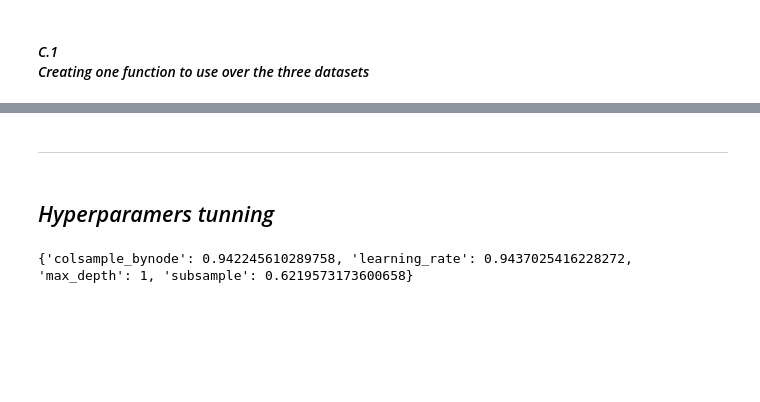
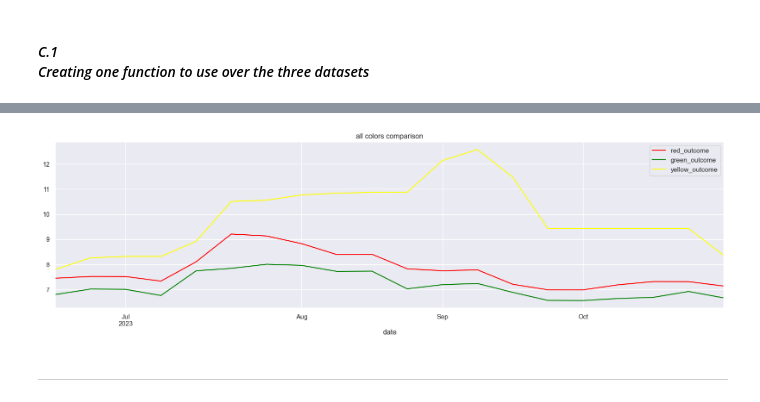
Before and after one commit to omars1234/TimeSeries_ML, a Jupyter notebook: Pepper_Price_Analysis/notebooks/Data_Modelling.ipynb, the cells around one changed output, grey strips where cells are left out. Saved outputs shown, nothing was run; the diff lists cells and outputs as text; code cells hidden in the pictures; blank space fills up the shorter version.

```diff
--- a/Pepper_Price_Analysis/notebooks/Data_Modelling.ipynb
+++ b/Pepper_Price_Analysis/notebooks/Data_Modelling.ipynb
@@ -236,0 +237,2 @@ ax.vlines(x=["2023-07-16","2023-08-13","2023-09-10","2023-10-01"],ymax=y_max,ymi
+# %%
+new_date_index=pd.date_range(start="2023-06-18",end="2023-10-29",freq="W")
@@ -237,4 +302,8 @@ ax.vlines(x=["2023-07-16","2023-08-13","2023-09-10","2023-10-01"],ymax=y_max,ymi
+# %%
+pd.concat([red_outcome,pd.concat([green_outcome,yellow_outcome],axis=1)],axis=1).plot(color=["red","green","yellow"],
+                                                                                      figsize=(20,5),title="all colors comparison")
+plt.legend(["red_outcome","green_outcome","yellow_outcome"]);
+# %% [output]
+[figure, added]
 # %% [markdown]
 ---
-# %% [markdown]
-## *Hyperparamers tunning*
@@ -252,30 +309,0 @@ space = {
-# %%
-def objective(space):
-   tscv = TimeSeriesSplit(n_splits=4,max_train_size=16,test_size=4,gap=0)
-   test_data=df_red[-20:]
-   time_series_data = test_data.values
-   for train_index, test_index in tscv.split(time_series_data):
-                                  X_train, y_train = time_series_data[train_index, 1:], time_series_data[train_index, 0]
-                                  X_test, y_test = time_series_data[test_index, 1:], time_series_data[test_index, 0]
-
-                                  model_opt = XGBRFRegressor(max_depth=int(space['max_depth']),
-                                                           colsample_bynode=float(space["colsample_bynode"]),
-                                                           learning_rate=float(space['learning_rate']),
-                                                           num_parallel_tree=int(space['num_parallel_tree']),
-                                                           subsample=float(space['subsample'])
-                                                                 )
-
-                                  model_opt.fit(X_train,y_train)
-                                  mae_scores =[]
-                                  mae=mean_absolute_error(y_test,model_opt.predict(X_test))
-                                  mae_scores.append(mae)
-                                  mean_mae=np.mean(mae_scores)
-                                  return {
-                                          'loss': mean_mae,
-                                          'status': STATUS_OK
-                                          }
-
-best = fmin(fn=objective, space=space, algo=tpe.suggest, max_evals=100)
-print(best)
-# %% [output]
-{'colsample_bynode': 0.942245610289758, 'learning_rate': 0.9437025416228272, 'max_depth': 1, 'subsample': 0.6219573173600658}
```
Also changed, not shown: parts of 55 cells of this notebook, 11 other files.
